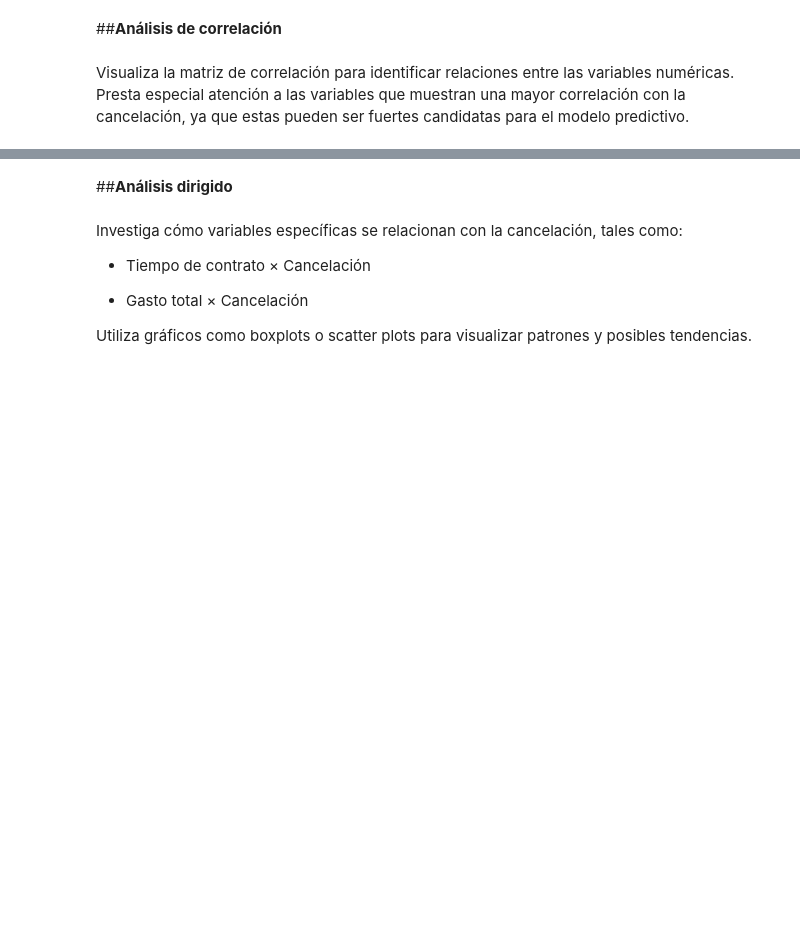
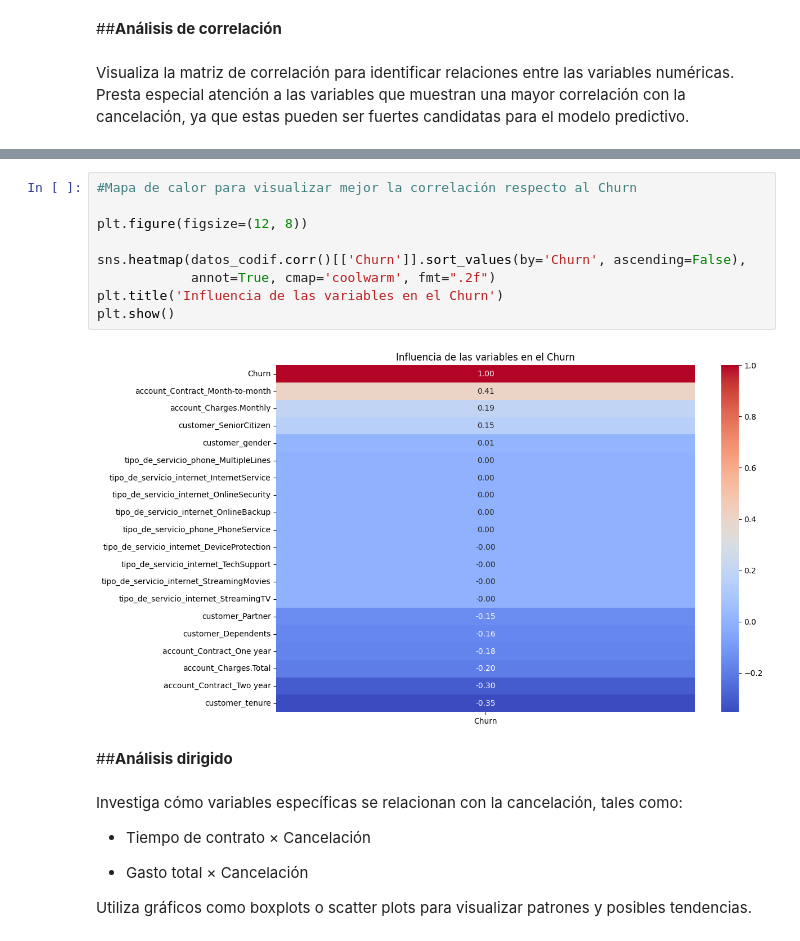
Before and after one commit to Nore-gibhub/Challenge3_TelecomX_part2, a Jupyter notebook: challenge3.ipynb, the cells around one changed output, grey strips where cells are left out. Drawn from its saved outputs; the diff is of its cells as text; blank space fills up the shorter version.

```diff
--- a/challenge3.ipynb
+++ b/challenge3.ipynb
@@ -224,3 +244,14 @@ Visualiza la matriz de correlación para identificar relaciones entre las variab
+# %%
+#Mapa de calor para visualizar mejor la correlación respecto al Churn
+
+plt.figure(figsize=(12, 8))
+
+sns.heatmap(datos_codif.corr()[['Churn']].sort_values(by='Churn', ascending=False),
+            annot=True, cmap='coolwarm', fmt=".2f")
+plt.title('Influencia de las variables en el Churn')
+plt.show()
+# %% [output]
+[figure, added]
 # %% [markdown]
 ##**Análisis dirigido**
 # %% [markdown]
```
Also changed, not shown: parts of 1 cell of this notebook.
